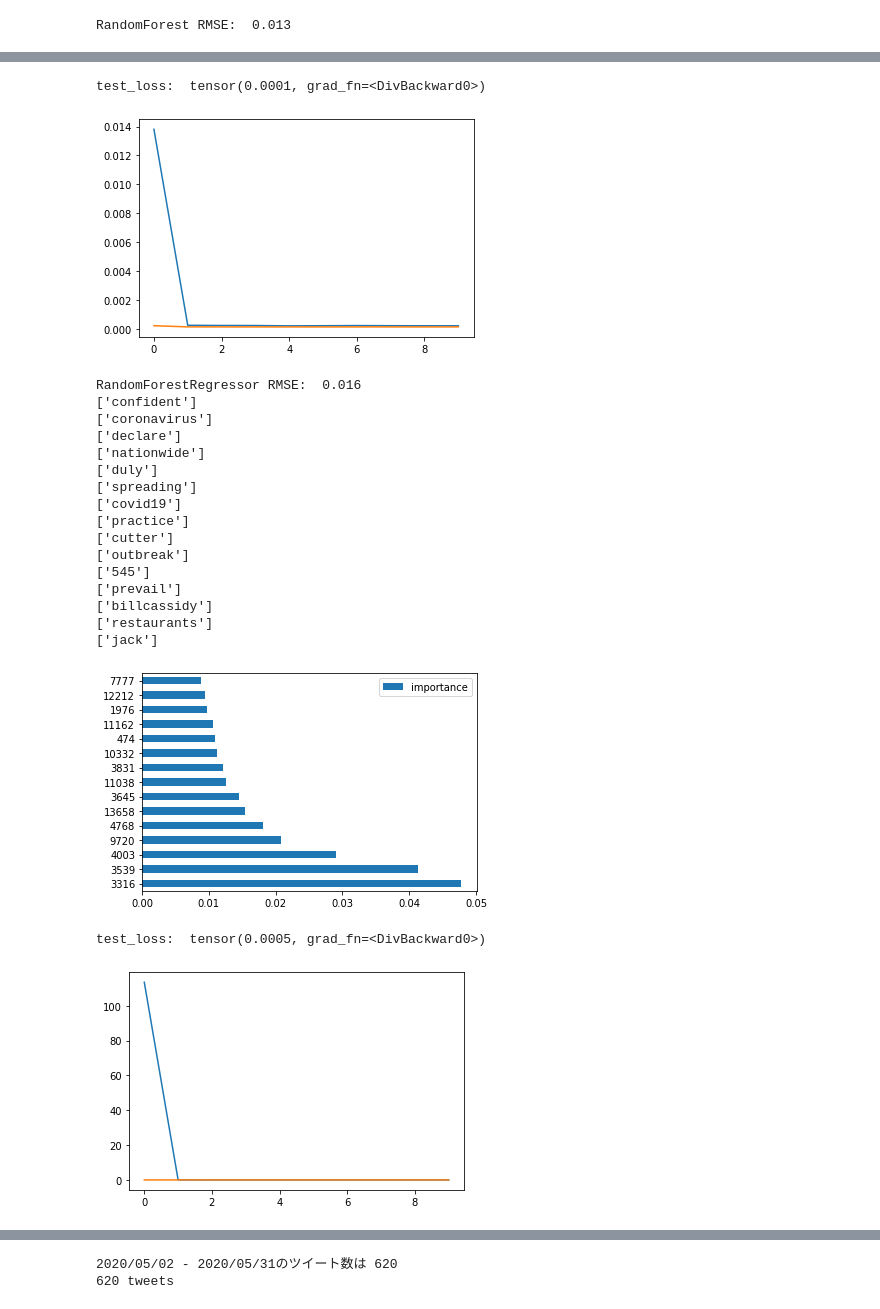
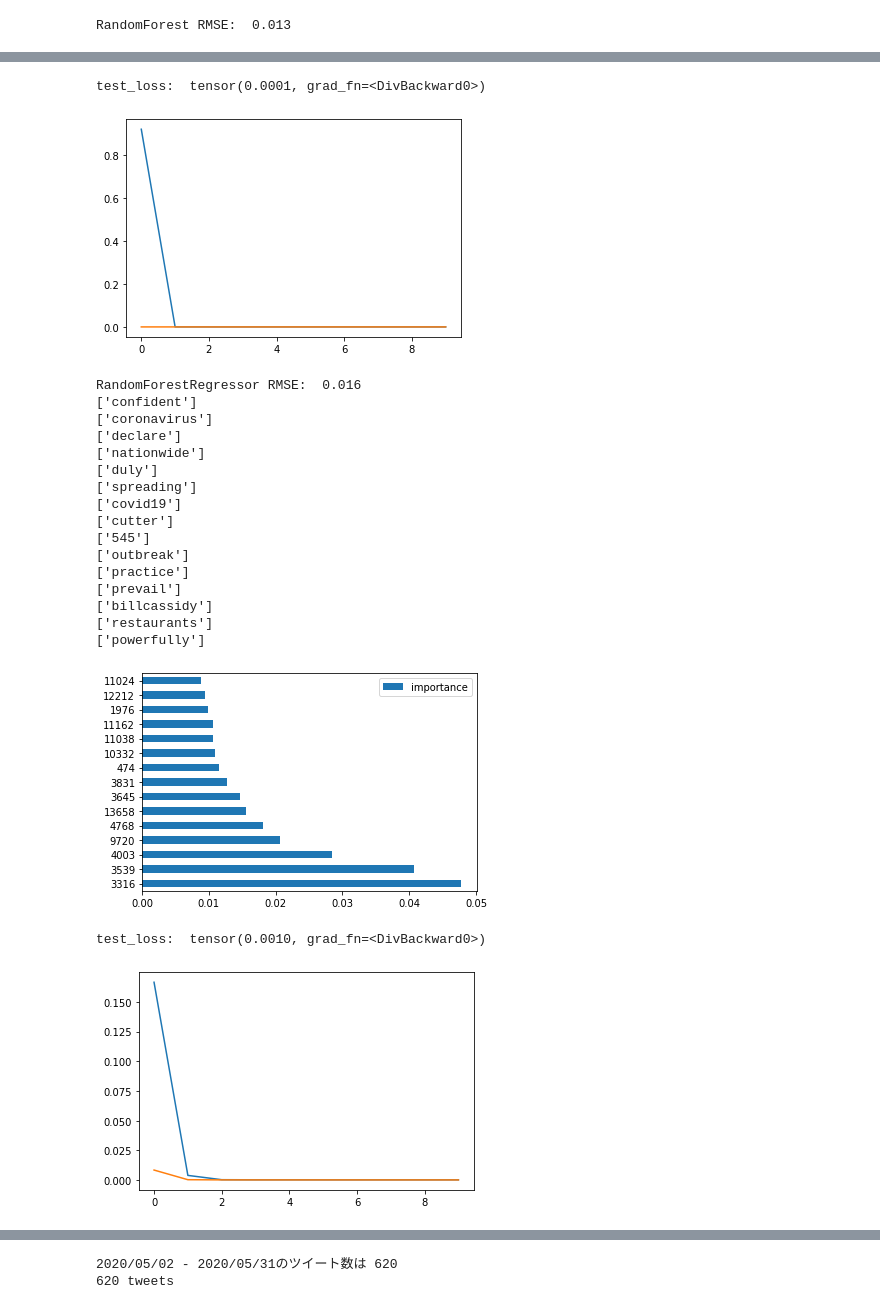
Before and after one commit to katsuki-nagakubo/Trump_Tweets_Word2vec, a Jupyter notebook: trump_tweets_s&p500_relation_ver2.ipynb, the cells around one changed output, grey strips where cells are left out. Drawn from its saved outputs; the diff is of its cells as text; code cells hidden in the pictures.

```diff
--- a/trump_tweets_s&p500_relation_ver2.ipynb
+++ b/trump_tweets_s&p500_relation_ver2.ipynb
@@ -450,10 +450,10 @@ print('RandomForestRegressor RMSE: ', round(np.sqrt(rf_mse), 3))
 # %% [output]
 RandomForestRegressor RMSE:  0.013
 # %%
-#分析3.5 Lasso回帰：説明変数が多い場合に精度が上がるモデル
+#分析2.5 Lasso回帰：説明変数が多い場合に精度が上がるモデル
 
 from sklearn.linear_model import Lasso
-ls = Lasso(alpha=0.1)
+ls = Lasso(alpha=0.01, random_state=1234)
 ls.fit(X_train, y_train)
 
 # モデルを保存する
@@ -465,3 +465,18 @@ ls_mse = mean_squared_error(y_val, y_pred)
 print('LassoRegressor RMSE: ', round(np.sqrt(ls_mse), 3))
 # %% [output]
 LassoRegressor RMSE:  0.013
+# %%
+#分析2.5 Ridge回帰
+
+from sklearn.linear_model import Ridge
+rd = Ridge(alpha=0.01, random_state=1234)
+
+rd.fit(X_train, y_train)
+
+# モデルを保存する
+filename = 'rd_model.sav'
+pickle.dump(ls, open(filename, 'wb'))
+
+y_pred = rd.predict(X_val)
+rd_mse = mean_squared_error(y_val, y_pred)
+print('RidgeRegressor RMSE: ', round(np.sqrt(rd_mse), 3))
@@ -668,13 +685,10 @@ import matplotlib.pyplot as plt
 class myMLP(nn.Module):
     def __init__(self, in_features, out_features):
         super().__init__()
-        self.ln1 = nn.Linear(in_features, 256)
-        self.ln2 = nn.Linear(256, 128)
-        self.ln3 = nn.Linear(128, 32)
-        self.ln4 = nn.Linear(32, 64)
-        self.ln5 = nn.Linear(64, 32)
-        self.ln6 = nn.Linear(32, 4)
-        self.ln7 = nn.Linear(4, out_features)
+        self.ln1 = nn.Linear(in_features, 64)
+        self.ln2 = nn.Linear(64, 16)
+        self.ln3 = nn.Linear(16, 4)
+        self.ln4 = nn.Linear(4, out_features)
 
     def forward(self, x):
         x = self.ln1(x)
@@ -684,12 +698,7 @@ class myMLP(nn.Module):
         x = self.ln3(x)
         x = F.relu(x)
         x = self.ln4(x)
-        x = F.relu(x)
-        x = self.ln5(x)
-        x = F.relu(x)
-        x = self.ln6(x)
-        x = F.relu(x)
-        x = self.ln7(x)
+
         return x
 # %%
 #分析8 DeepLearning
@@ -768,7 +777,7 @@ plt.plot(test_loss_track)
 print("test_loss: ",sum(test_loss_track)/len(test_loss_track))
 # %% [output]
 test_loss:  tensor(0.0001, grad_fn=<DivBackward0>)
-[figure, old version]
+[figure, new version]
 # %%
 #分析9　TFIDFを用いたランダムフォレスト
 
@@ -811,12 +820,16 @@ df2 = df2.drop(" value", axis=1)
 df3 = df_tweets_tfidf[["date","text"]]
 df3 = df3.groupby(["date"]).count()
 df_tfidf = pd.merge( df3, df2, how="inner" ,on="date")
+df_tfidf['day_of_week'] = pd.to_datetime(df_tfidf['date']).dt.day_name()
 df_tfidf["date"] = pd.to_datetime(df4['date']).astype('int64')
+
+dummy_df = pd.get_dummies(df_tfidf[['day_of_week']], drop_first = False)
+df_tfidf = pd.merge(df_tfidf, dummy_df, left_index=True, right_index=True)
 
 from sklearn.model_selection import train_test_split
 
 target_col = 'dif_log'
-exclude_cols = ['log', 'price', 'dif_log', "date","text"]
+exclude_cols = ['log', 'price', 'dif_log', "date","text","day_of_week"]
 feature_cols = []
 for col in df_tfidf.columns:
     if col not in exclude_cols:
@@ -869,15 +882,15 @@ RandomForestRegressor RMSE:  0.016
 ['duly']
 ['spreading']
 ['covid19']
+['cutter']
+['545']
+['outbreak']
 ['practice']
-['cutter']
-['outbreak']
-['545']
 ['prevail']
 ['billcassidy']
 ['restaurants']
-['jack']
+['powerfully']
-[figure, old version]
+[figure, new version]
 # %%
 #分析10　形態素解析でDeepLearning
 
@@ -893,7 +906,7 @@ train2_dataset = TensorDataset(X2_train_tensor, y2_train_tensor)
 train2_loader = DataLoader(train2_dataset, batch_size=100, shuffle=True)
 
 #ネットワークを書く
-net = myMLP(16493,1)
+net = myMLP(16498,1)
 net.parameters
 
 #目的関数を指定（今回は回帰問題のためMSELoss()を使用する）
@@ -926,35 +939,35 @@ for epoc in range(10):
         loss.backward()
 
         # パラメーターを更新
         optimizer.step()
 
         # 学習データを使って誤差を計算
         running_loss += loss.item()
 
     # エポックが終了したら平均誤差を計算
     train_loss_track.append(running_loss/step)
 
 
     #評価（evaluation）モード
     net.eval()
 
     # 予測値を計算
     y_pred = net(X2_test_tensor)
 
     # 誤差関数を計算
     test_loss = loss_func(y_pred, y2_test_tensor)
 
     # 誤差をトラッキング
     test_loss_track.append(test_loss)
 
 
 
 plt.plot(train_loss_track)
 plt.plot(test_loss_track)
 print("test_loss: ",sum(test_loss_track)/len(test_loss_track))
 # %% [output]
-test_loss:  tensor(0.0005, grad_fn=<DivBackward0>)
+test_loss:  tensor(0.0010, grad_fn=<DivBackward0>)
-[figure, old version]
+[figure, new version]
 # %%
 #分析11 アンサンブル学習
 # https://blog.ikedaosushi.com/entry/2018/10/21/204842?t=0
```
Also changed, not shown: parts of 18 cells of this notebook.
